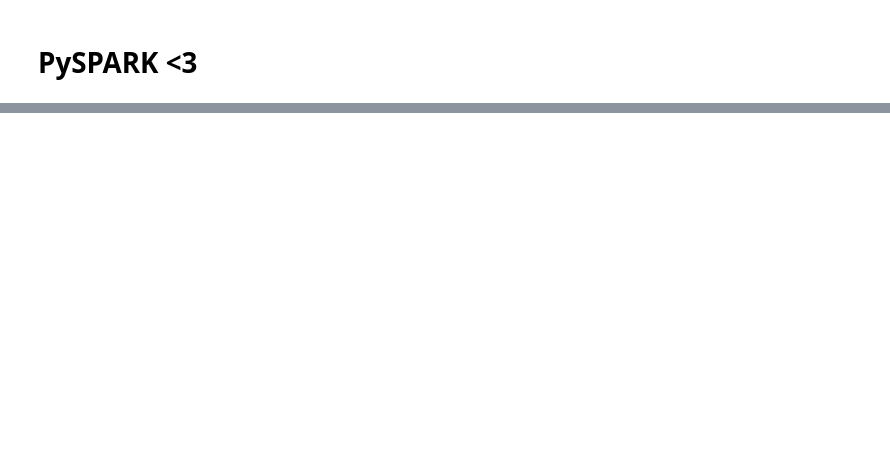
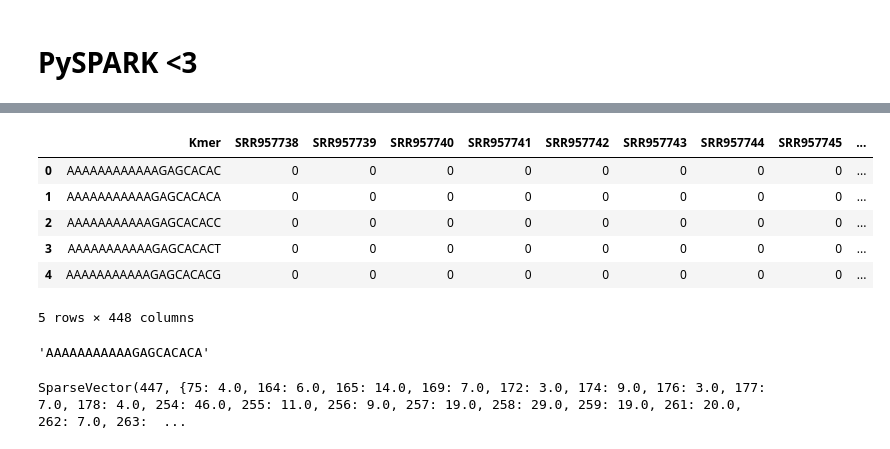
Before and after one commit to CamilaDuitama/RascovanProject, a Jupyter notebook: Preprocessing.ipynb, the cells around one changed output, grey strips where cells are left out. Drawn from its saved outputs; the diff is of its cells as text; code cells hidden in the pictures; blank space fills up the shorter version.

Commit message:
Jupyter-notebook running PySpark

```diff
--- a/Preprocessing.ipynb
+++ b/Preprocessing.ipynb
@@ -139,7 +133,8 @@ fig.show()
 # %%
 # Define session
 #The following line should be run if the last session was not closed
-sc.stop()
-conf = SparkConf().setAppName("First attempt").setMaster("local[*]")
+#sc.stop()
+conf = SparkConf().setAll([("spark.executors", "8"),("spark.executors.memory","100g"),\
+("spark.executor.cores","10"),("spark.driver.memory","10g")])
 sc = SparkContext(conf=conf)
 spark = SQLContext(sc)
@@ -146,3 +161,8 @@ spark = SQLContext(sc)
+# %%
+schema = StructType([ \
+    StructField("Kmer",StringType(),True)])
+for each in list(SRR_aMetagenomes.SRR_accession):
+    schema.add(each,IntegerType(),True)
 # %%
-aMetagenomes=spark.read.csv("kmMatrices/aMetagenomes/whole_aMetagenomes_kmMatrix.txt",header=False, sep=" ")
+aMetagenomes=spark.read.csv("kmMatrices/aMetagenomes/whole_aMetagenomes_kmMatrix.txt",header=False, sep=" ",schema=schema)
 # %%
@@ -168,2 +180,2 @@ aMetagenomes.columns
 # %%
-colnames=["K-mer"]+list(SRR_aMetagenomes.SRR_accession)
+colnames=["Kmer"]+list(SRR_aMetagenomes.SRR_accession)
@@ -252,0 +195,14 @@ AnalysisException: cannot resolve 'aggregate_metrics(`SRR6877304`, CAST(`SRR4047
+# %%
+aMetagenomes.limit(5).toPandas()
+# %% [output]
+|  | Kmer | SRR957738 | SRR957739 | SRR957740 | SRR957741 | SRR957742 | SRR957743 | SRR957744 | SRR957745 | ... |
+| 0 | AAAAAAAAAAAAGAGCACAC | 0 | 0 | 0 | 0 | 0 | 0 | 0 | 0 | ... |
+| 1 | AAAAAAAAAAAGAGCACACA | 0 | 0 | 0 | 0 | 0 | 0 | 0 | 0 | ... |
+| 2 | AAAAAAAAAAAGAGCACACC | 0 | 0 | 0 | 0 | 0 | 0 | 0 | 0 | ... |
+| 3 | AAAAAAAAAAAGAGCACACT | 0 | 0 | 0 | 0 | 0 | 0 | 0 | 0 | ... |
+| 4 | AAAAAAAAAAAGAGCACACG | 0 | 0 | 0 | 0 | 0 | 0 | 0 | 0 | ... |
+5 rows × 448 columns
+# %%
+aMetagenomes.limit(5).toPandas()["Kmer"][1]
+# %% [output]
+'AAAAAAAAAAAGAGCACACA'
@@ -252,0 +220,4 @@ AnalysisException: cannot resolve 'aggregate_metrics(`SRR6877304`, CAST(`SRR4047
+# %%
+aMetagenomes_input.limit(5).toPandas()['features'][0]
+# %% [output]
+SparseVector(447, {75: 4.0, 164: 6.0, 165: 14.0, 169: 7.0, 172: 3.0, 174: 9.0, 176: 3.0, 177: 7.0, 178: 4.0, 254: 46.0, 255: 11.0, 256: 9.0, 257: 19.0, 258: 29.0, 259: 19.0, 261: 20.0, 262: 7.0, 263:  ...
```
Also changed, not shown: parts of 26 cells of this notebook.
